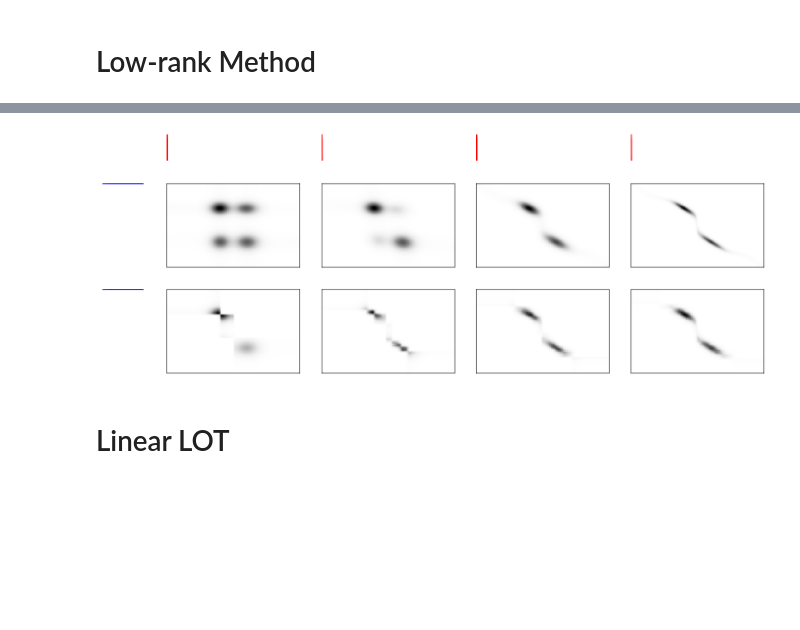
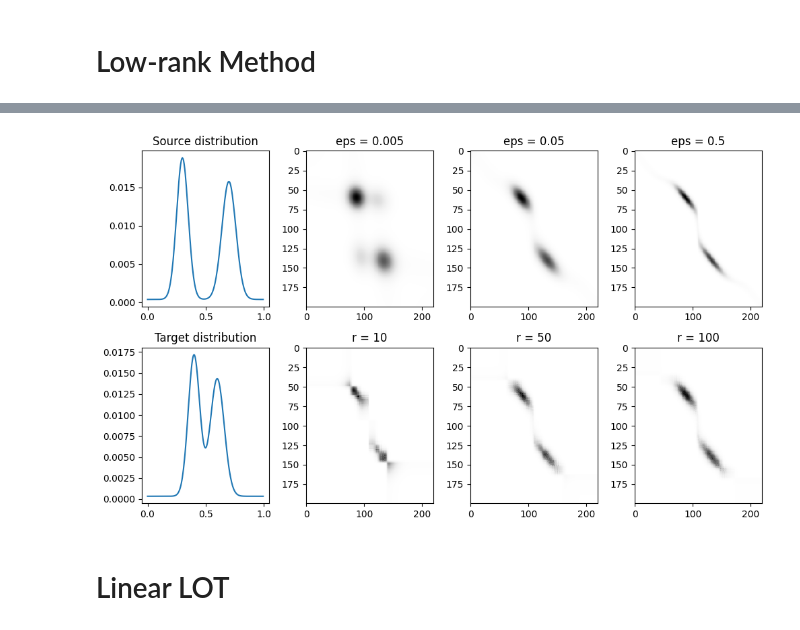
Before and after one commit to AuriantEmeric/OPT, a Jupyter notebook: result_reprod.ipynb, the cells around one changed output, grey strips where cells are left out. Cells and saved outputs as stored; diff of their text form; code cells hidden in the pictures; blank space fills up the shorter version.

```diff
--- a/result_reprod.ipynb
+++ b/result_reprod.ipynb
@@ -145,61 +145,24 @@ Break: criterion is nan at iter  105
-# %%
-## Plot the comparison of couplings
-fig = plt.figure(constrained_layout=True, figsize=(15, 6))
-widths = [1, 3, 3, 3, 3]  # ncols
-heights = [1, 3, 3]  # nrows
-gs = fig.add_gridspec(nrows=3, ncols=5, width_ratios=widths, height_ratios=heights)
-
-f_ax1 = fig.add_subplot(gs[1, 0])
-f_ax1.plot(a, X, "b", label="Source distribution")
-f_ax1.axes.xaxis.set_visible(False)
-plt.gca().invert_xaxis()
-plt.axis("off")
-
-f_ax2 = fig.add_subplot(gs[2, 0])
-f_ax2.plot(a, X, "b", label="Source distribution")
-f_ax2.axes.xaxis.set_visible(False)
-plt.gca().invert_xaxis()
-plt.axis("off")
-
-for k in range(len(P_Sin)):
-
-    f_ax3 = fig.add_subplot(gs[0, k + 1])
-    f_ax3.plot(Y, b, "r", label="Target distribution")
-    f_ax3.axes.xaxis.set_visible(False)
-    plt.axis("off")
-
-    num_Sin = len(P_Sin)
-    if k == 0:
-        f_ax4 = fig.add_subplot(gs[1, k + 1], sharex=f_ax3, sharey=f_ax1)
-        f_ax4.imshow(
-            P_Sin[-1 - k], interpolation="nearest", cmap="Greys", aspect="auto"
-        )
-
-        f_ax5 = fig.add_subplot(gs[2, k + 1], sharey=f_ax2)
-        f_ax5.imshow(
-            P_LOT[k], interpolation="nearest", cmap="Greys", aspect="auto"
-        )
-    else:
-        f_ax4 = fig.add_subplot(gs[1, k + 1], sharex=f_ax3)
-        f_ax4.imshow(
-            P_Sin[-1 - k], interpolation="nearest", cmap="Greys", aspect="auto"
-        )
-
-        f_ax5 = fig.add_subplot(gs[2, k + 1])
-        f_ax5.imshow(
-            P_LOT[k], interpolation="nearest", cmap="Greys", aspect="auto"
-        )
-
-    f_ax4.set_xticks([])
-    f_ax4.set_yticks([])
-
-    f_ax5.set_xticks([])
-    f_ax5.set_yticks([])
-
-fig.tight_layout(pad=3.0)
-plt.show()
-# %% [output]
-[figure, removed]
+# %%
+fig, axs = plt.subplots(2, 4, figsize=(10, 6), constrained_layout=True)
+
+axs[0, 0].plot(X, a)
+axs[0, 0].set_title("Source distribution")
+axs[1, 0].plot(Y, b)
+axs[1, 0].set_title("Target distribution")
+
+for i in range(1, 4):
+    axs[0, i].imshow(P_Sin[-i-1], interpolation="nearest", cmap="Greys", aspect="auto")
+    axs[0, i].set_title(f"eps = {epsilon_list[i]}")
+
+    axs[1, i].imshow(
+            P_LOT[i], interpolation="nearest", cmap="Greys", aspect="auto"
+        )
+    axs[1, i].set_title(f"r = {rank_list[i]}")
+
+plt.tight_layout()
+plt.show()
+# %% [output]
+[figure, added]
 # %% [markdown]
 # Linear LOT
 # %%
```
Also changed, not shown: parts of 11 cells of this notebook, 1 other file.
